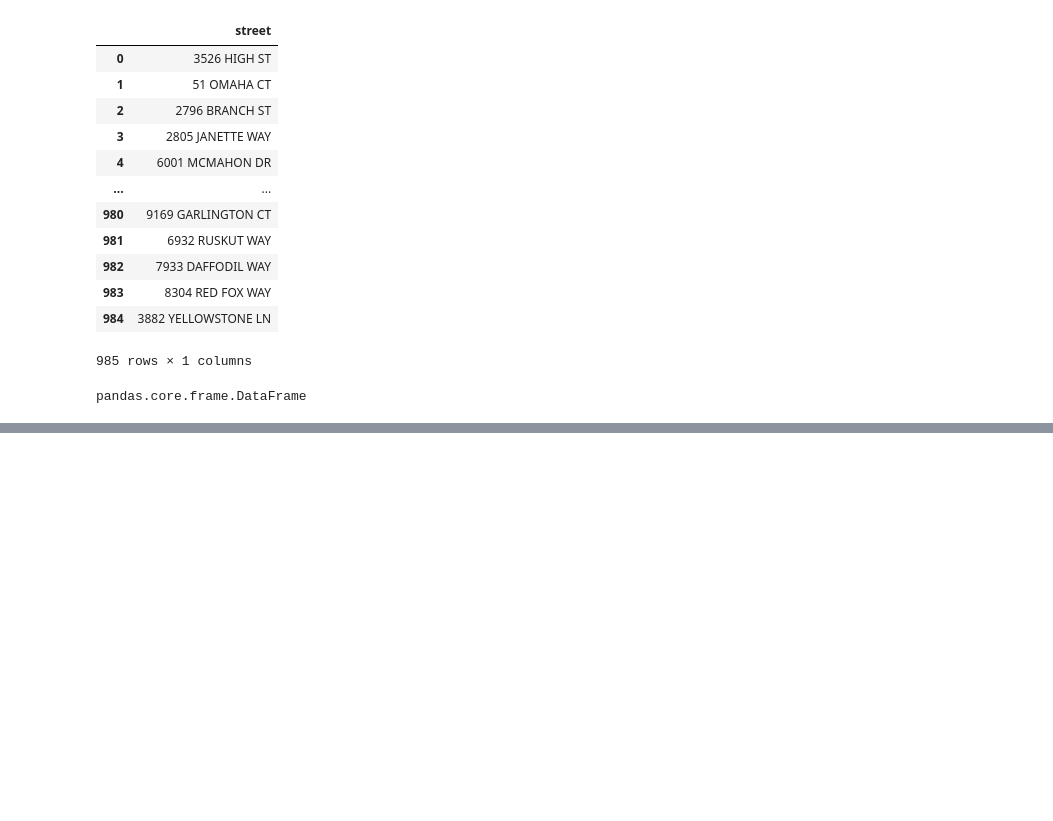
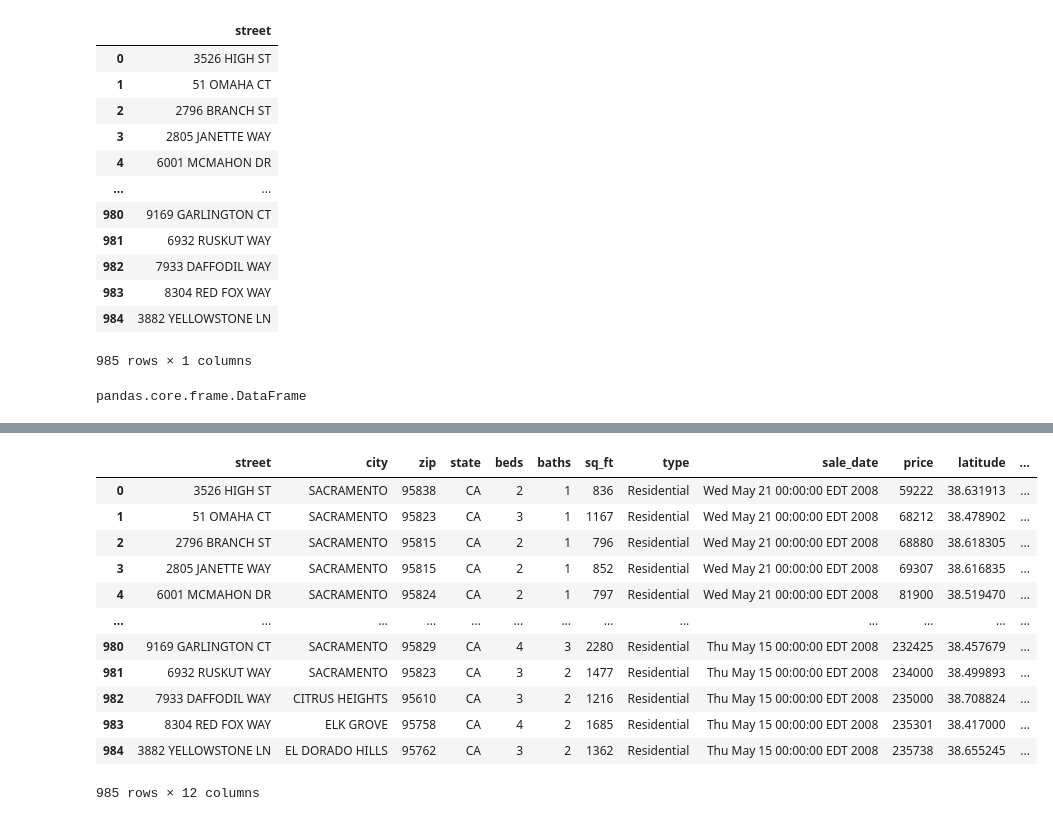
Before and after one commit to oscaraguilarcuevas/NotYet, a Jupyter notebook: PandasDataProc.ipynb, the cells around one changed output, grey strips where cells are left out. Saved outputs shown, nothing was run; the diff lists cells and outputs as text; code cells hidden in the pictures; blank space fills up the shorter version.

```diff
--- a/PandasDataProc.ipynb
+++ b/PandasDataProc.ipynb
@@ -66,0 +71,2 @@ pandas.core.frame.DataFrame
+# %%
+df_clean = df.copy()   # creating a copy that can be used to practice
@@ -66,0 +137,2 @@ pandas.core.frame.DataFrame
+# %%
+df_clean.columns = [col_name.replace("__","_") for col_name in df_clean.columns]
@@ -66,0 +195,16 @@ pandas.core.frame.DataFrame
+# %%
+df_clean
+# %% [output]
+|  | street | city | zip | state | beds | baths | sq_ft | type | sale_date | price | latitude | ... |
+| 0 | 3526 HIGH ST | SACRAMENTO | 95838 | CA | 2 | 1 | 836 | Residential | Wed May 21 00:00:00 EDT 2008 | 59222 | 38.631913 | ... |
+| 1 | 51 OMAHA CT | SACRAMENTO | 95823 | CA | 3 | 1 | 1167 | Residential | Wed May 21 00:00:00 EDT 2008 | 68212 | 38.478902 | ... |
+| 2 | 2796 BRANCH ST | SACRAMENTO | 95815 | CA | 2 | 1 | 796 | Residential | Wed May 21 00:00:00 EDT 2008 | 68880 | 38.618305 | ... |
+| 3 | 2805 JANETTE WAY | SACRAMENTO | 95815 | CA | 2 | 1 | 852 | Residential | Wed May 21 00:00:00 EDT 2008 | 69307 | 38.616835 | ... |
+| 4 | 6001 MCMAHON DR | SACRAMENTO | 95824 | CA | 2 | 1 | 797 | Residential | Wed May 21 00:00:00 EDT 2008 | 81900 | 38.519470 | ... |
+| ... | ... | ... | ... | ... | ... | ... | ... | ... | ... | ... | ... | ... |
+| 980 | 9169 GARLINGTON CT | SACRAMENTO | 95829 | CA | 4 | 3 | 2280 | Residential | Thu May 15 00:00:00 EDT 2008 | 232425 | 38.457679 | ... |
+| 981 | 6932 RUSKUT WAY | SACRAMENTO | 95823 | CA | 3 | 2 | 1477 | Residential | Thu May 15 00:00:00 EDT 2008 | 234000 | 38.499893 | ... |
+| 982 | 7933 DAFFODIL WAY | CITRUS HEIGHTS | 95610 | CA | 3 | 2 | 1216 | Residential | Thu May 15 00:00:00 EDT 2008 | 235000 | 38.708824 | ... |
+| 983 | 8304 RED FOX WAY | ELK GROVE | 95758 | CA | 4 | 2 | 1685 | Residential | Thu May 15 00:00:00 EDT 2008 | 235301 | 38.417000 | ... |
+| 984 | 3882 YELLOWSTONE LN | EL DORADO HILLS | 95762 | CA | 3 | 2 | 1362 | Residential | Thu May 15 00:00:00 EDT 2008 | 235738 | 38.655245 | ... |
+985 rows × 12 columns
```
Also changed, not shown: parts of 36 cells of this notebook.
